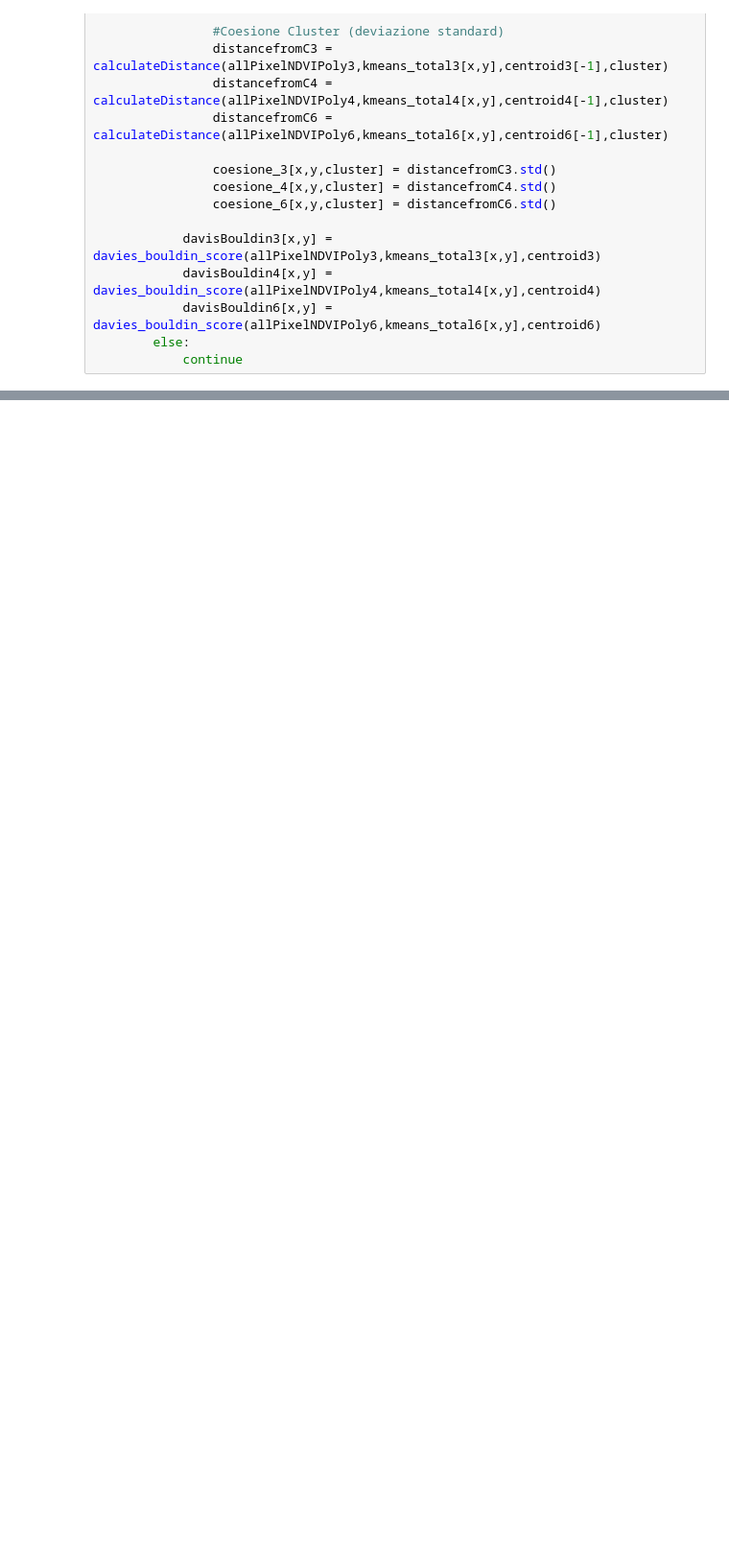
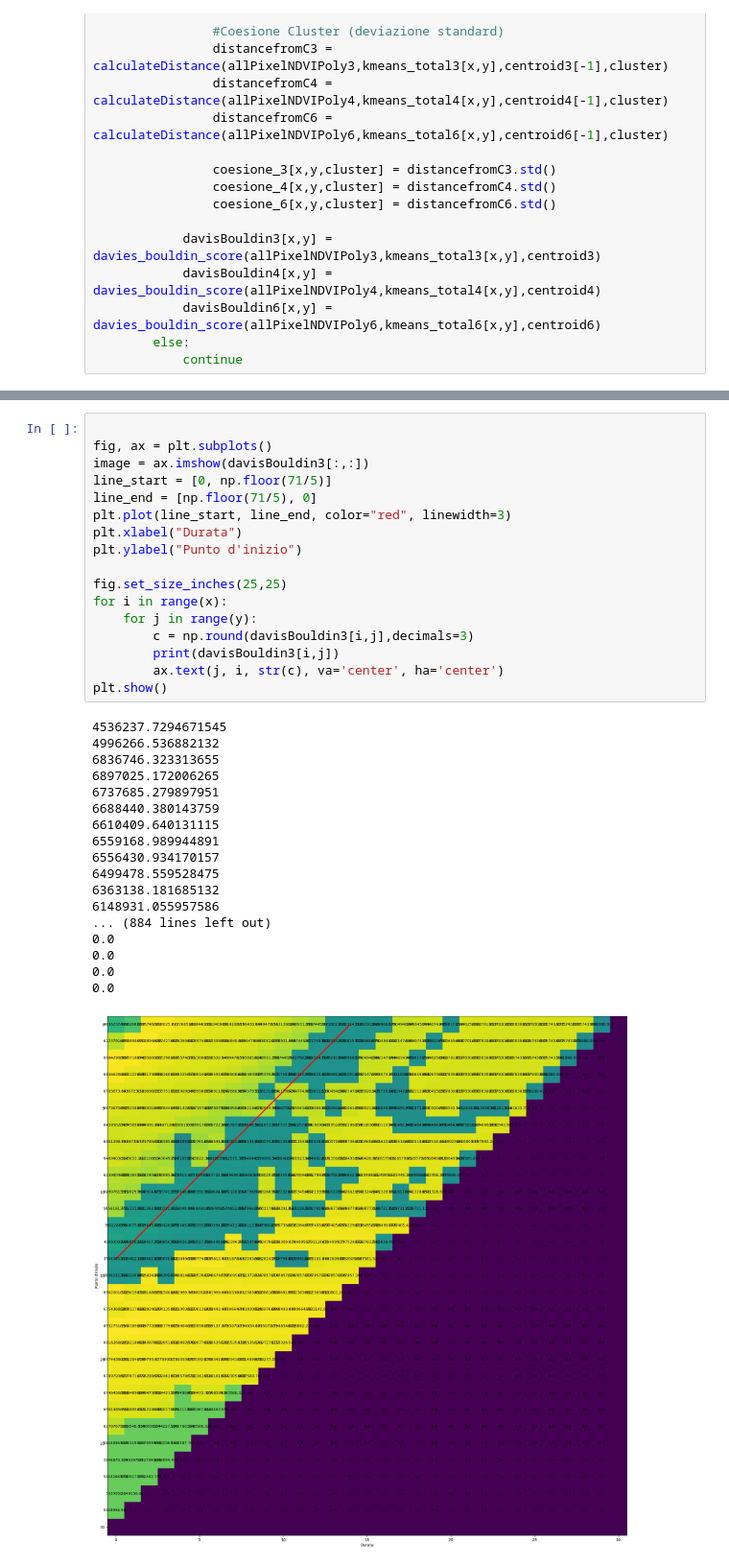
Before and after one commit to Simone-Scalella/BigDataProject, a Jupyter notebook: MetricsOnTS.ipynb, the cells around one changed output, grey strips where cells are left out. Shown at 96% size. Cells and saved outputs as stored; diff of their text form; blank space fills up the shorter version.

```diff
--- a/MetricsOnTS.ipynb
+++ b/MetricsOnTS.ipynb
@@ -261,0 +338,36 @@ for x in range(0,int(155/5)):
+# %%
+
+fig, ax = plt.subplots()
+image = ax.imshow(davisBouldin3[:,:])
+line_start = [0, np.floor(71/5)]
+line_end = [np.floor(71/5), 0]
+plt.plot(line_start, line_end, color="red", linewidth=3)
+plt.xlabel("Durata")
+plt.ylabel("Punto d'inizio")
+
+fig.set_size_inches(25,25)
+for i in range(x):
+    for j in range(y):
+        c = np.round(davisBouldin3[i,j],decimals=3)
+        print(davisBouldin3[i,j])
+        ax.text(j, i, str(c), va='center', ha='center')
+plt.show()
+# %% [output]
+4536237.7294671545
+4996266.536882132
+6836746.323313655
+6897025.172006265
+6737685.279897951
+6688440.380143759
+6610409.640131115
+6559168.989944891
+6556430.934170157
+6499478.559528475
+6363138.181685132
+6148931.055957586
+... (884 lines left out)
+0.0
+0.0
+0.0
+0.0
+[figure, added]
```
Also changed, not shown: parts of 8 cells of this notebook.
